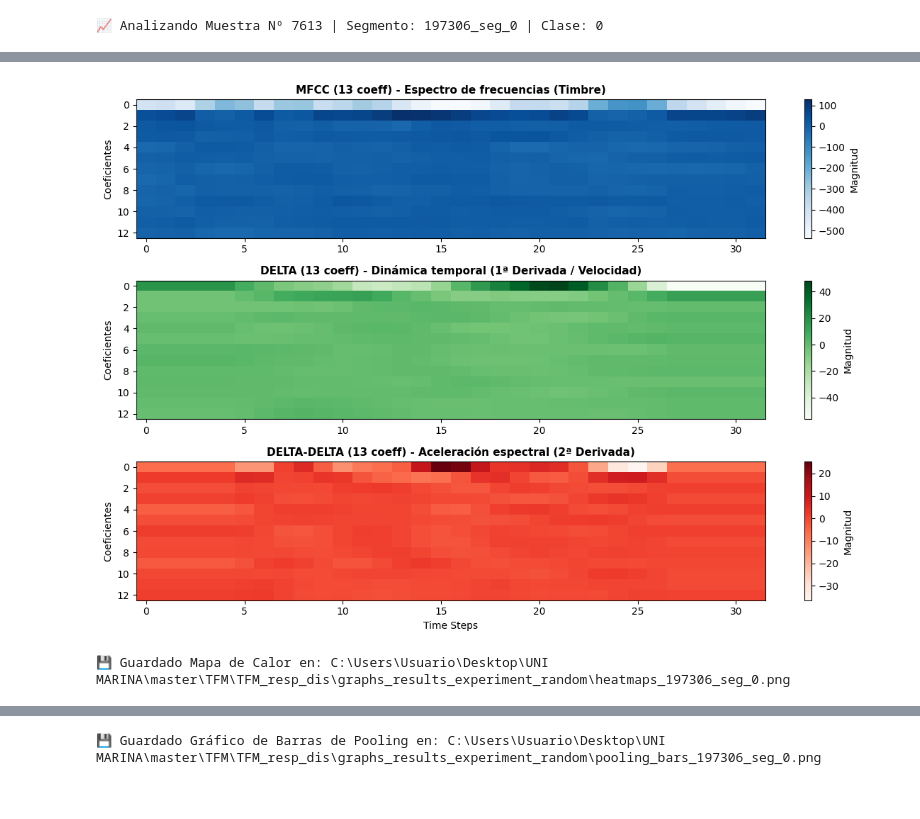
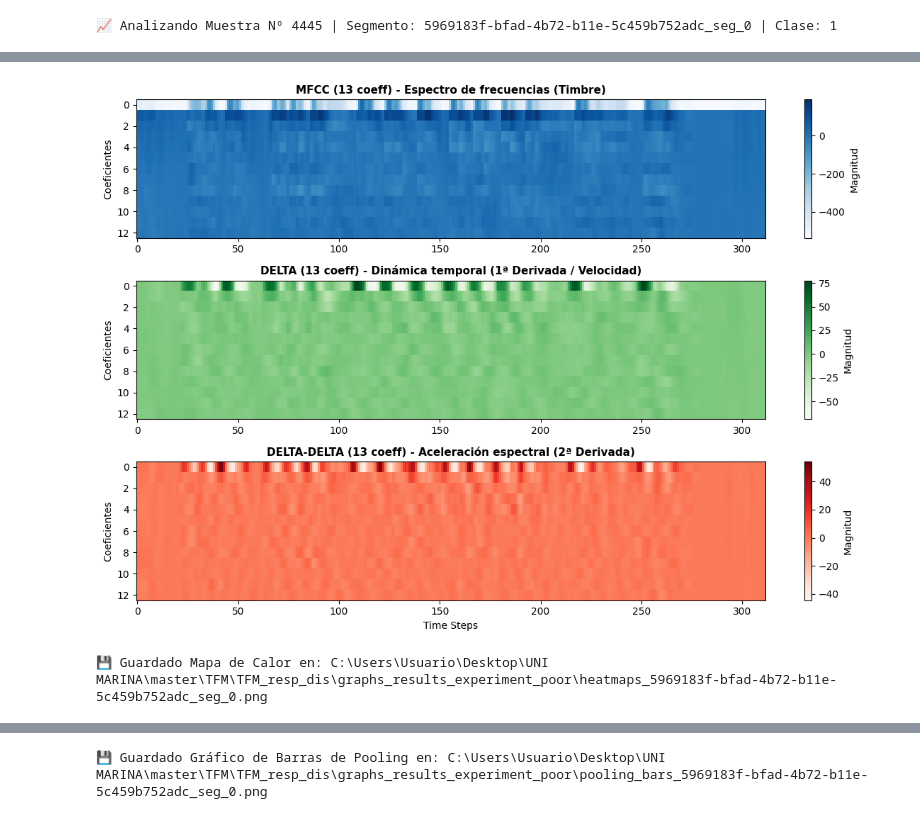
Before and after one commit to mburgosc2/TFM_resp_dis, a Jupyter notebook: notebooks/visualize_features.ipynb, the cells around one changed output, grey strips where cells are left out. Cells and saved outputs as stored; diff of their text form; code cells hidden in the pictures.

Commit message:
resultados para datos de test que son poor de quality

```diff
--- a/notebooks/visualize_features.ipynb
+++ b/notebooks/visualize_features.ipynb
@@ -11,12 +11,12 @@ SAMPLE_RATE = 16000
 N_MFCC = 13
 PATH_AUDIOS_COUGHVID = r"C:\Users\Usuario\Desktop\UNI MARINA\master\TFM\DATA"
 PATH_AUDIOS_FSD50K = r"C:\Users\Usuario\Desktop\UNI MARINA\master\TFM\FSD50K_DATA\FSD50K.dev_audio\FSD50K_negative_class_dataset"
-PATH_OUTPUT_GRAPHS = r"C:\Users\Usuario\Desktop\UNI MARINA\master\TFM\TFM_resp_dis\graphs_results_experiment_random"
+PATH_OUTPUT_GRAPHS = r"C:\Users\Usuario\Desktop\UNI MARINA\master\TFM\TFM_resp_dis\graphs_results_experiment_poor"
 
 os.makedirs(PATH_OUTPUT_GRAPHS, exist_ok=True)
 
 # 1. Cargar metadatos para mapear los segmentos reales
-df_train = pd.read_csv(r"C:\Users\Usuario\Desktop\UNI MARINA\master\TFM\TFM_resp_dis\metadata_splits_experiment_random\metadata_train.csv")
+df_train = pd.read_csv(r"C:\Users\Usuario\Desktop\UNI MARINA\master\TFM\TFM_resp_dis\metadata_splits_experiment_poor\metadata_train.csv")
 
 # 2. Seleccionar una muestra aleatoria para inspeccionar
 sample_idx = np.random.randint(0, len(df_train))
@@ -78,33 +78,33 @@ print(f"💾 Guardado Mapa de Calor en: {path_save_heatmaps}")
 features_39 = np.vstack([mfcc, delta, delta2])
 mean_part = np.mean(features_39, axis=1)
 max_part = np.max(features_39, axis=1)
 std_part = np.std(features_39, axis=1)
 
 fig, axes = plt.subplots(3, 1, figsize=(12, 8))
 
 axes[0].bar(range(39), mean_part, color='skyblue', edgecolor='navy', alpha=0.75)
 axes[0].set_title('MEAN - Promedio Temporal por Coeficiente (0-12: MFCC, 13-25: Delta, 26-38: Delta2)', fontsize=11, fontweight='bold')
 axes[0].set_ylabel('Valor Promedio')
 axes[0].grid(axis='y', alpha=0.3)
 
 axes[1].bar(range(39), max_part, color='lightcoral', edgecolor='darkred', alpha=0.75)
 axes[1].set_title('MAX - Picos de Energía Espectral Registrados', fontsize=11, fontweight='bold')
 axes[1].set_ylabel('Valor Máximo')
 axes[1].grid(axis='y', alpha=0.3)
 
 axes[2].bar(range(39), std_part, color='lightgreen', edgecolor='darkgreen', alpha=0.75)
 axes[2].set_title('STD - Turbulencia y Variabilidad Acústica Global', fontsize=11, fontweight='bold')
 axes[2].set_ylabel('Desviación Estándar')
 axes[2].set_xlabel('Índice de Característica Combinada (0 a 38)')
 axes[2].grid(axis='y', alpha=0.3)
 
 plt.tight_layout()
 path_save_pooling = os.path.join(PATH_OUTPUT_GRAPHS, f"pooling_bars_{uuid_seg}.png")
 plt.savefig(path_save_pooling, dpi=300, bbox_inches='tight')
 plt.show()
 print(f"💾 Guardado Gráfico de Barras de Pooling en: {path_save_pooling}")
 # %% [output]
-📈 Analizando Muestra Nº 7613 | Segmento: 197306_seg_0 | Clase: 0
+📈 Analizando Muestra Nº 4445 | Segmento: 5969183f-bfad-4b72-b11e-5c459b752adc_seg_0 | Clase: 1
 [interactive output not drawn]
-[figure, old version]
+[figure, new version]
-💾 Guardado Mapa de Calor en: C:\Users\Usuario\Desktop\UNI MARINA\master\TFM\TFM_resp_dis\graphs_results_experiment_random\heatmaps_197306_seg_0.png
+💾 Guardado Mapa de Calor en: C:\Users\Usuario\Desktop\UNI MARINA\master\TFM\TFM_resp_dis\graphs_results_experiment_poor\heatmaps_5969183f-bfad-4b72-b11e-5c459b752adc_seg_0.png
@@ -112 +112 @@ print(f"💾 Guardado Gráfico de Barras de Pooling en: {path_save_pooling}")
-💾 Guardado Gráfico de Barras de Pooling en: C:\Users\Usuario\Desktop\UNI MARINA\master\TFM\TFM_resp_dis\graphs_results_experiment_random\pooling_bars_197306_seg_0.png
+💾 Guardado Gráfico de Barras de Pooling en: C:\Users\Usuario\Desktop\UNI MARINA\master\TFM\TFM_resp_dis\graphs_results_experiment_poor\pooling_bars_5969183f-bfad-4b72-b11e-5c459b752adc_seg_0.png
```
Also changed, not shown: parts of 1 cell of this notebook, 21 other files.
